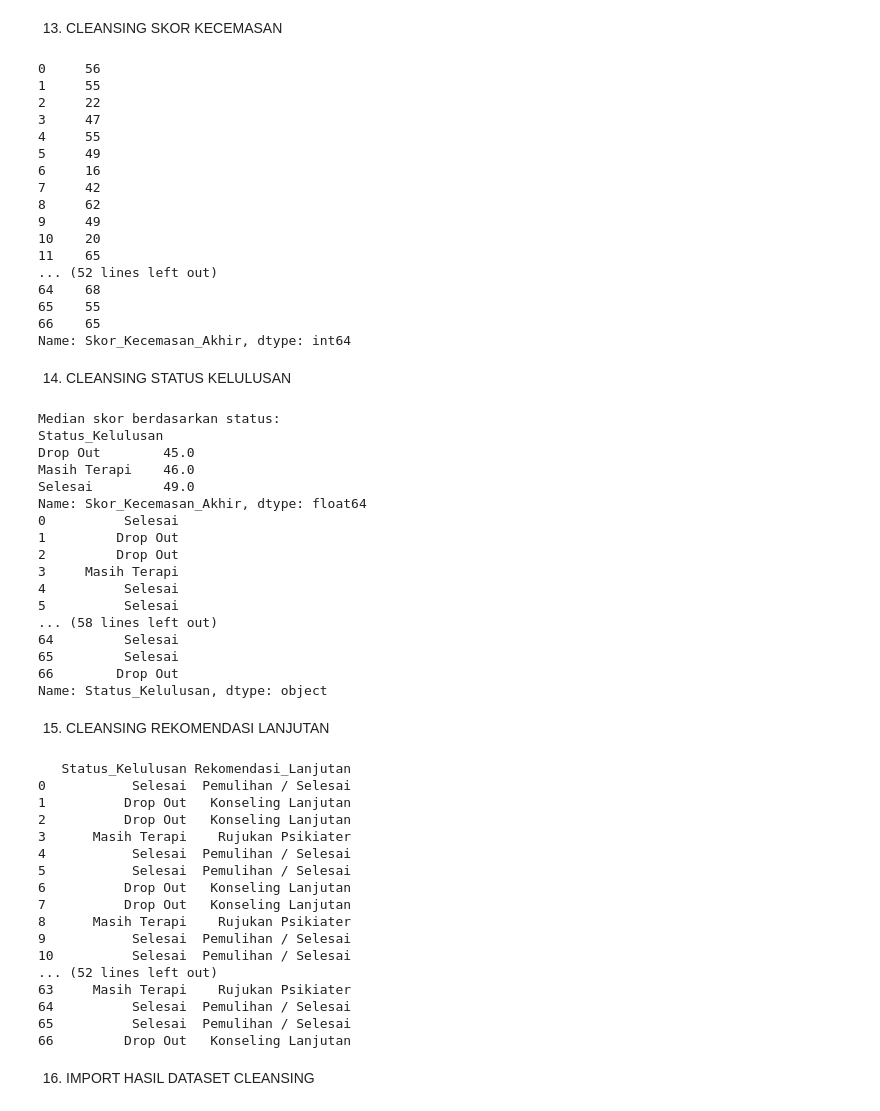
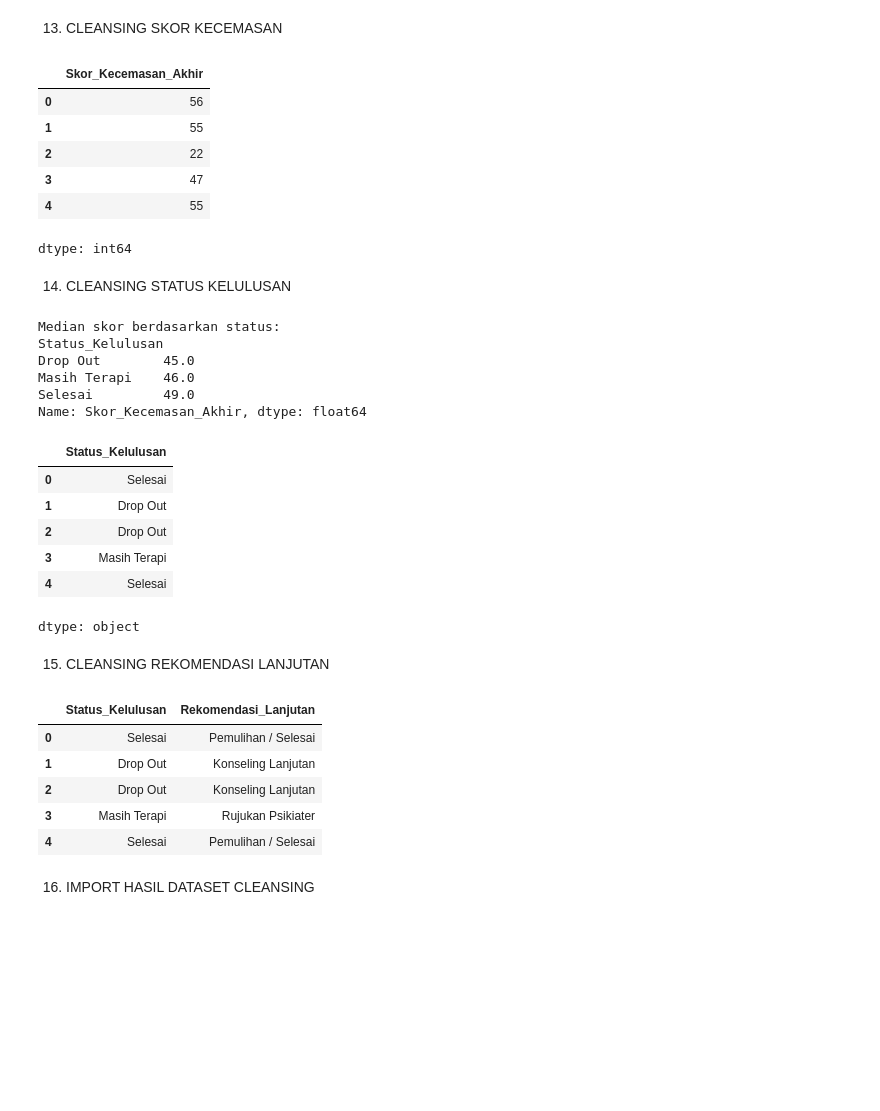
Before and after one commit to Dzikriyah/2418048_DataCleansing, a Jupyter notebook: 2418048DataCleansing.ipynb, the cells around one changed output. Drawn from its saved outputs; the diff is of its cells as text; code cells hidden in the pictures; blank space fills up the shorter version.

Commit message:
tambahkan .head()

```diff
--- a/2418048DataCleansing.ipynb
+++ b/2418048DataCleansing.ipynb
@@ -547,25 +468,15 @@ data['Skor_Kecemasan_Akhir'] = (
     .astype(int)
 )
 
-print(data['Skor_Kecemasan_Akhir'])
+data['Skor_Kecemasan_Akhir'].head()
 # %% [output]
+|  | Skor_Kecemasan_Akhir |
+| 0 | 56 |
+| 1 | 55 |
+| 2 | 22 |
+| 3 | 47 |
+| 4 | 55 |
-0     56
-1     55
-2     22
-3     47
-4     55
-5     49
-6     16
-7     42
-8     62
-9     49
-10    20
-11    65
-... (52 lines left out)
-64    68
-65    55
-66    65
-Name: Skor_Kecemasan_Akhir, dtype: int64
+dtype: int64
 # %% [markdown]
 14. CLEANSING STATUS KELULUSAN
 # %%
@@ -611,7 +522,7 @@ def isi_status(row):
 data['Status_Kelulusan'] = data.apply(isi_status, axis=1)
 
 # 5. Tampilkan hasil
-print(data['Status_Kelulusan'])
+data['Status_Kelulusan'].head()
 # %% [output]
 Median skor berdasarkan status:
 Status_Kelulusan
@@ -619,52 +530,37 @@ Drop Out        45.0
 Masih Terapi    46.0
 Selesai         49.0
 Name: Skor_Kecemasan_Akhir, dtype: float64
-0          Selesai
-1         Drop Out
-2         Drop Out
-3     Masih Terapi
-4          Selesai
-5          Selesai
-... (58 lines left out)
-64         Selesai
-65         Selesai
-66        Drop Out
-Name: Status_Kelulusan, dtype: object
+|  | Status_Kelulusan |
+| 0 | Selesai |
+| 1 | Drop Out |
+| 2 | Drop Out |
+| 3 | Masih Terapi |
+| 4 | Selesai |
+dtype: object
 # %% [markdown]
 15. CLEANSING REKOMENDASI LANJUTAN
 # %%
 # 6. Selaraskan dan konsistenkan Rekomendasi_Lanjutan
 aturan_rekomendasi = {
     'Selesai': 'Pemulihan / Selesai',
     'Drop Out': 'Konseling Lanjutan',
     'Masih Terapi': 'Rujukan Psikiater'
 }
 
 # 7. Isi dan sesuaikan Rekomendasi_Lanjutan berdasarkan Status_Kelulusan
 data['Rekomendasi_Lanjutan'] = data['Status_Kelulusan'].map(
     aturan_rekomendasi
 )
 
 # 8. Tampilkan hasil
-print(data[['Status_Kelulusan', 'Rekomendasi_Lanjutan']])
+data[['Status_Kelulusan', 'Rekomendasi_Lanjutan']].head()
 # %% [output]
-   Status_Kelulusan Rekomendasi_Lanjutan
-0           Selesai  Pemulihan / Selesai
-1          Drop Out   Konseling Lanjutan
-2          Drop Out   Konseling Lanjutan
-3      Masih Terapi    Rujukan Psikiater
-4           Selesai  Pemulihan / Selesai
-5           Selesai  Pemulihan / Selesai
-6          Drop Out   Konseling Lanjutan
-7          Drop Out   Konseling Lanjutan
-8      Masih Terapi    Rujukan Psikiater
-9           Selesai  Pemulihan / Selesai
-10          Selesai  Pemulihan / Selesai
-... (52 lines left out)
-63     Masih Terapi    Rujukan Psikiater
-64          Selesai  Pemulihan / Selesai
-65          Selesai  Pemulihan / Selesai
-66         Drop Out   Konseling Lanjutan
+|  | Status_Kelulusan | Rekomendasi_Lanjutan |
+| 0 | Selesai | Pemulihan / Selesai |
+| 1 | Drop Out | Konseling Lanjutan |
+| 2 | Drop Out | Konseling Lanjutan |
+| 3 | Masih Terapi | Rujukan Psikiater |
+| 4 | Selesai | Pemulihan / Selesai |
 # %% [markdown]
 16. IMPORT HASIL DATASET CLEANSING
 # %%
```
Also changed, not shown: parts of 9 cells of this notebook.
